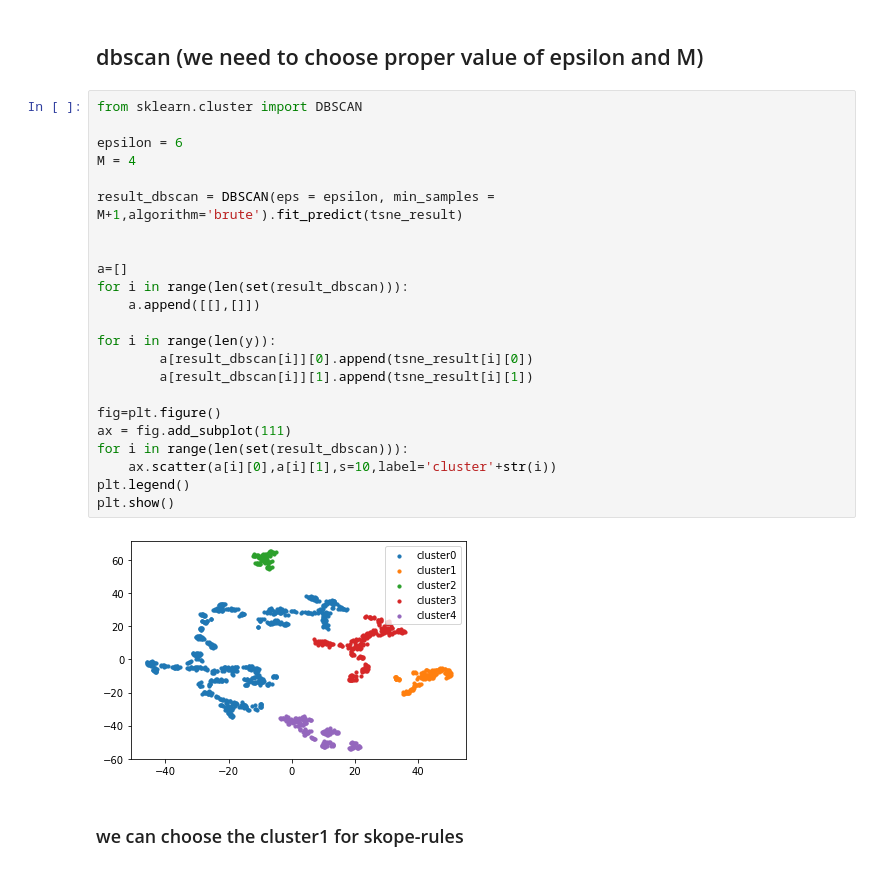
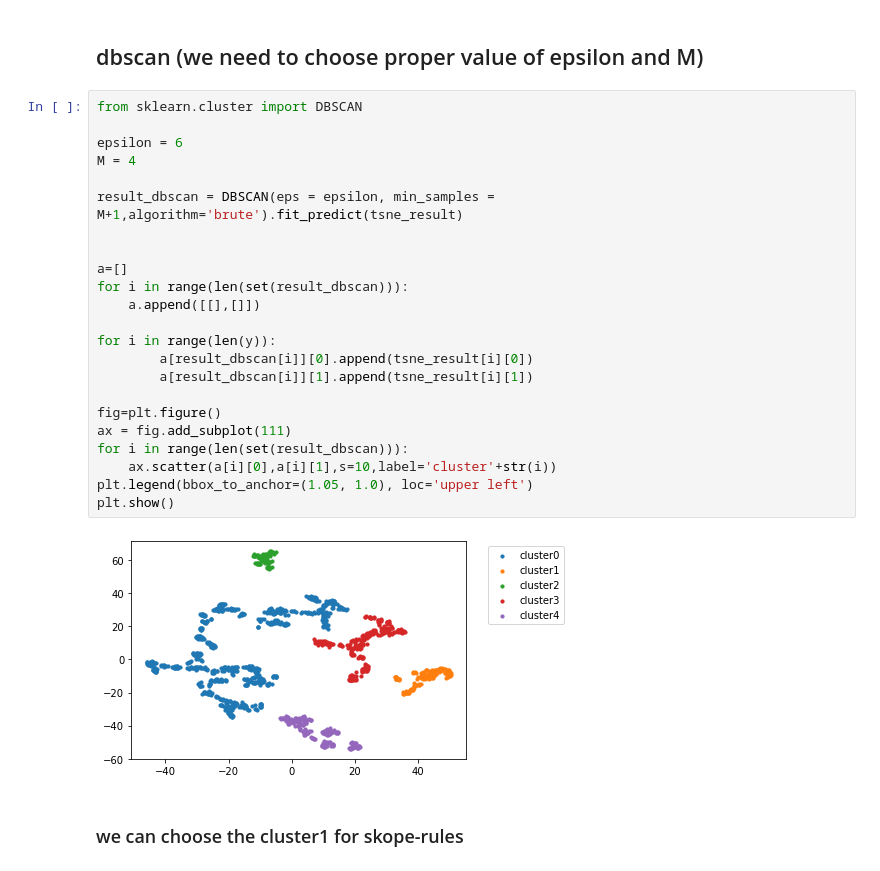
Before and after one commit to WeituoDAI/stage_weituo, a Jupyter notebook: Cluster_Skope-rules_banknote.ipynb, the cells around one changed output. Saved outputs shown, nothing was run; the diff lists cells and outputs as text.

```diff
--- a/Cluster_Skope-rules_banknote.ipynb
+++ b/Cluster_Skope-rules_banknote.ipynb
@@ -328,28 +328,28 @@ plt.scatter(tsne_result[:,0],tsne_result[:,1],c=Colorlist, alpha = 0.6, s=10)
 # %%
 from sklearn.cluster import DBSCAN
 
 epsilon = 6
 M = 4
 
 result_dbscan = DBSCAN(eps = epsilon, min_samples = M+1,algorithm='brute').fit_predict(tsne_result)
 
 
 a=[]
 for i in range(len(set(result_dbscan))):
     a.append([[],[]])
 
 for i in range(len(y)):
         a[result_dbscan[i]][0].append(tsne_result[i][0])
         a[result_dbscan[i]][1].append(tsne_result[i][1])
 
 fig=plt.figure()
 ax = fig.add_subplot(111)
 for i in range(len(set(result_dbscan))):
     ax.scatter(a[i][0],a[i][1],s=10,label='cluster'+str(i))
-plt.legend()
+plt.legend(bbox_to_anchor=(1.05, 1.0), loc='upper left')
 plt.show()
 # %% [output]
-[figure, old version]
+[figure, new version]
 # %% [markdown]
 ### we can choose the cluster1 for skope-rules
 # %%
```
Also changed, not shown: parts of 5 cells of this notebook.
